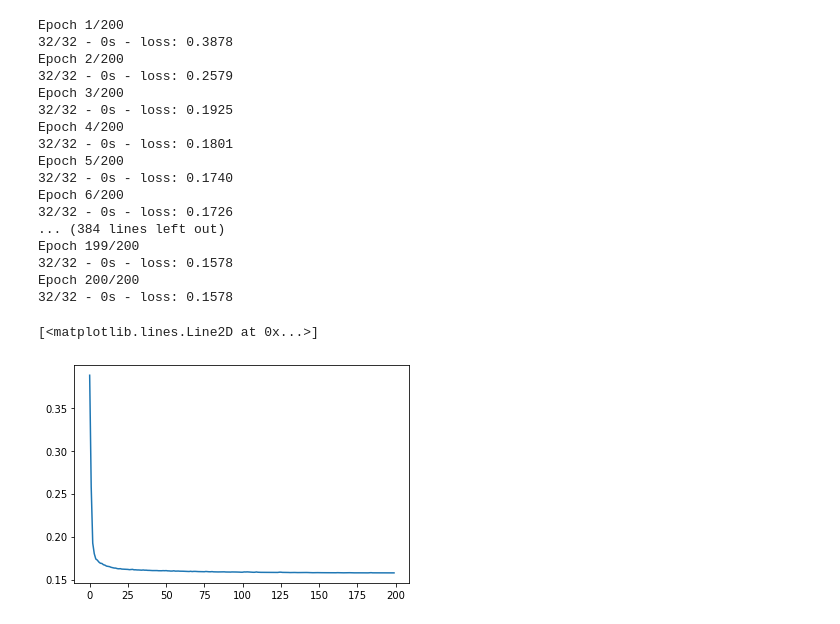
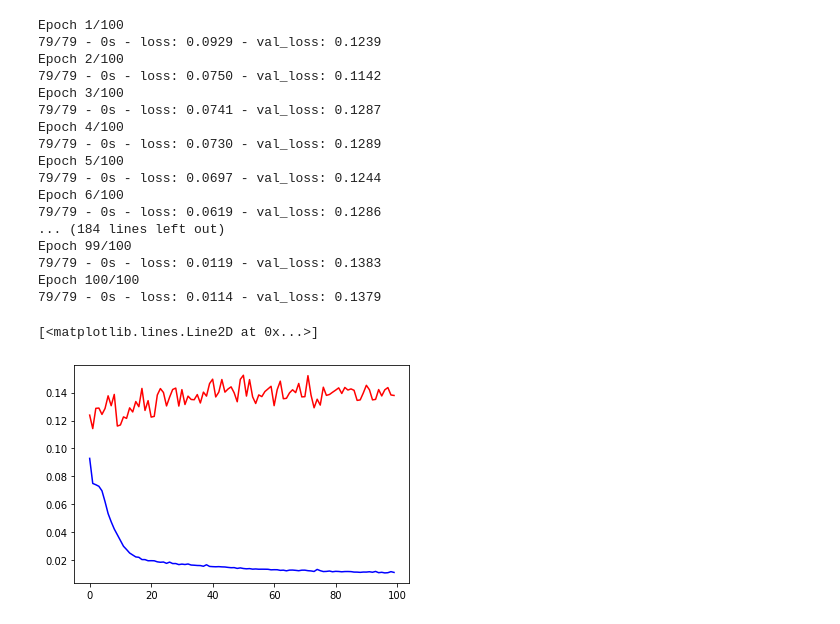
Before and after one commit to CeHao1/train_policy-track, a Jupyter notebook: train_NN/test1.ipynb, the cells around one changed output. Drawn from its saved outputs; the diff is of its cells as text; code cells hidden in the pictures.

```diff
--- a/train_NN/test1.ipynb
+++ b/train_NN/test1.ipynb
@@ -6,9 +7,15 @@ import matplotlib.pyplot as plt
 %matplotlib inline
 # %%
-data=scipy.io.loadmat("train_both2.mat")
-train_data=data['train_data']
-train_targets=data['train_targets']
+train=scipy.io.loadmat("train_both_smooth.mat")
+train_data=train['data']
+train_targets=train['targets']
 train_targets=train_targets/0.1;
 
-print(train_data.shape)
-print(train_targets.shape)
+test=scipy.io.loadmat("test_both.mat")
+test_data=test['data']
+test_targets=test['targets']
+test_targets=test_targets/0.1;
+
+
+# print(train_data.shape)
+# print(train_targets.shape)
@@ -18,12 +22,12 @@ print(train_targets.shape)
 # %%
 def get_new_model(input_shape):
     model=tf.keras.Sequential([
-        tf.keras.layers.Dense(64,activation='relu',
+        tf.keras.layers.Dense(64,activation='tanh',
                               input_shape=input_shape),
 
-        tf.keras.layers.Dense(128,activation='relu'),
-        tf.keras.layers.Dense(1000,activation='relu'),
-        tf.keras.layers.Dense(300,activation='sigmoid'),
+        tf.keras.layers.Dense(128,activation='tanh'),
+        tf.keras.layers.Dense(1000),
+        tf.keras.layers.Dense(300),
 
     ])
     return model
@@ -53,33 +57,39 @@ def compile_model(model):
 
 compile_model(model)
 # %%
-def train_model(model,train_data,train_targets,epochs):
+def train_model(model,train_data,train_targets,
+                validation_data,epochs):
     history=model.fit(train_data,train_targets,epochs=epochs,
-                     verbose=2)
+                     validation_data=validation_data,
+                      batch_size=64,verbose=2)
 
     return history
 # %%
-history=train_model(model,train_data,train_targets,epochs=200)
+validation_data=(test_data,test_targets)
+history=train_model(model,train_data,train_targets,
+                    validation_data,epochs=100)
 # %% [output]
-Epoch 1/200
-32/32 - 0s - loss: 0.3878
-Epoch 2/200
-32/32 - 0s - loss: 0.2579
-Epoch 3/200
-32/32 - 0s - loss: 0.1925
-Epoch 4/200
-32/32 - 0s - loss: 0.1801
-Epoch 5/200
-32/32 - 0s - loss: 0.1740
-Epoch 6/200
-32/32 - 0s - loss: 0.1726
-... (384 lines left out)
-Epoch 199/200
-32/32 - 0s - loss: 0.1578
-Epoch 200/200
-32/32 - 0s - loss: 0.1578
+Epoch 1/100
+79/79 - 0s - loss: 0.0929 - val_loss: 0.1239
+Epoch 2/100
+79/79 - 0s - loss: 0.0750 - val_loss: 0.1142
+Epoch 3/100
+79/79 - 0s - loss: 0.0741 - val_loss: 0.1287
+Epoch 4/100
+79/79 - 0s - loss: 0.0730 - val_loss: 0.1289
+Epoch 5/100
+79/79 - 0s - loss: 0.0697 - val_loss: 0.1244
+Epoch 6/100
+79/79 - 0s - loss: 0.0619 - val_loss: 0.1286
+... (184 lines left out)
+Epoch 99/100
+79/79 - 0s - loss: 0.0119 - val_loss: 0.1383
+Epoch 100/100
+79/79 - 0s - loss: 0.0114 - val_loss: 0.1379
 # %%
-plt.plot(history.history['loss'])
+plt.figure
+plt.plot(history.history["loss"],'b')
+plt.plot(history.history["val_loss"],'r')
 # %% [output]
 [<matplotlib.lines.Line2D at 0x...>]
-[figure, old version]
+[figure, new version]
```
Also changed, not shown: parts of 5 cells of this notebook, 4 other files.
